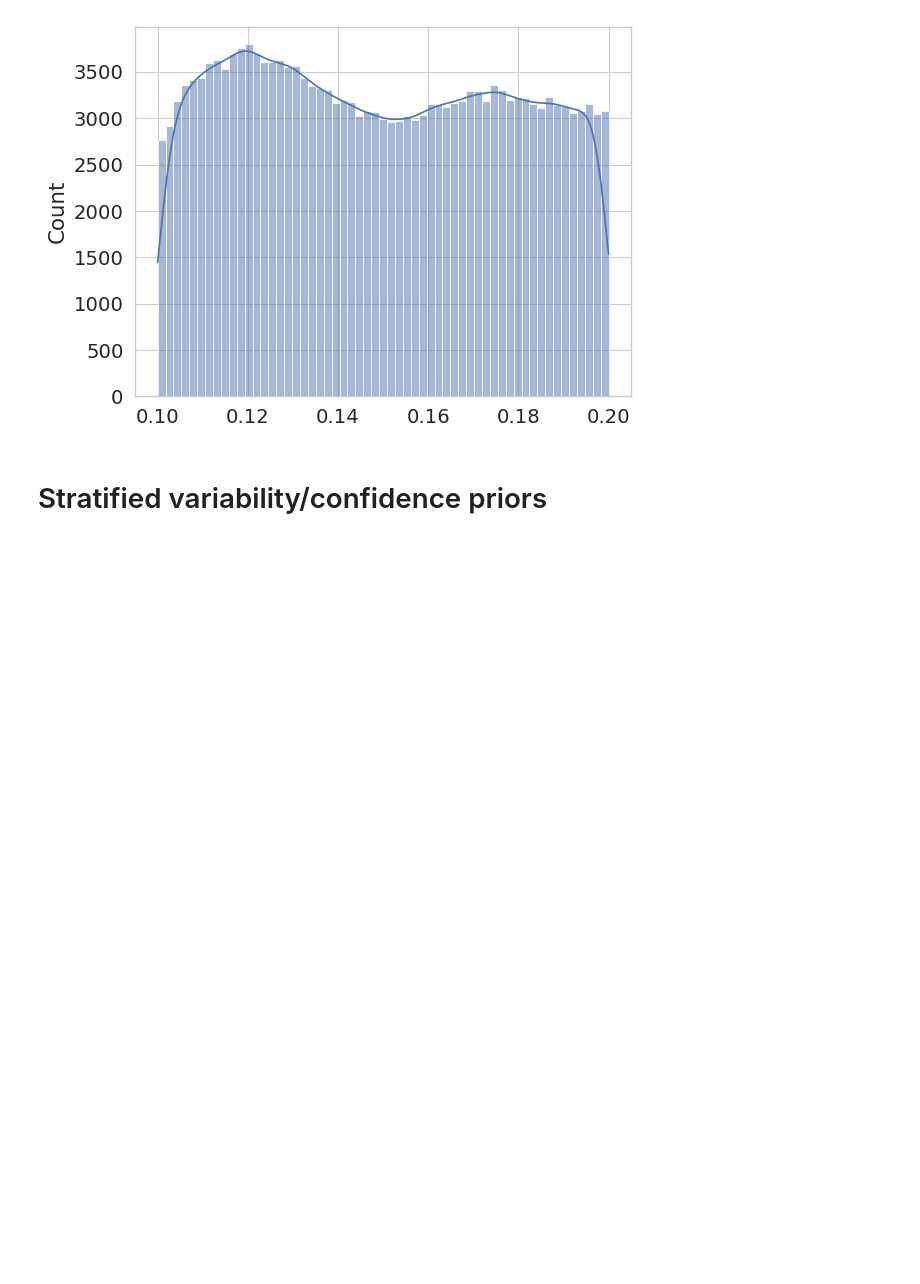
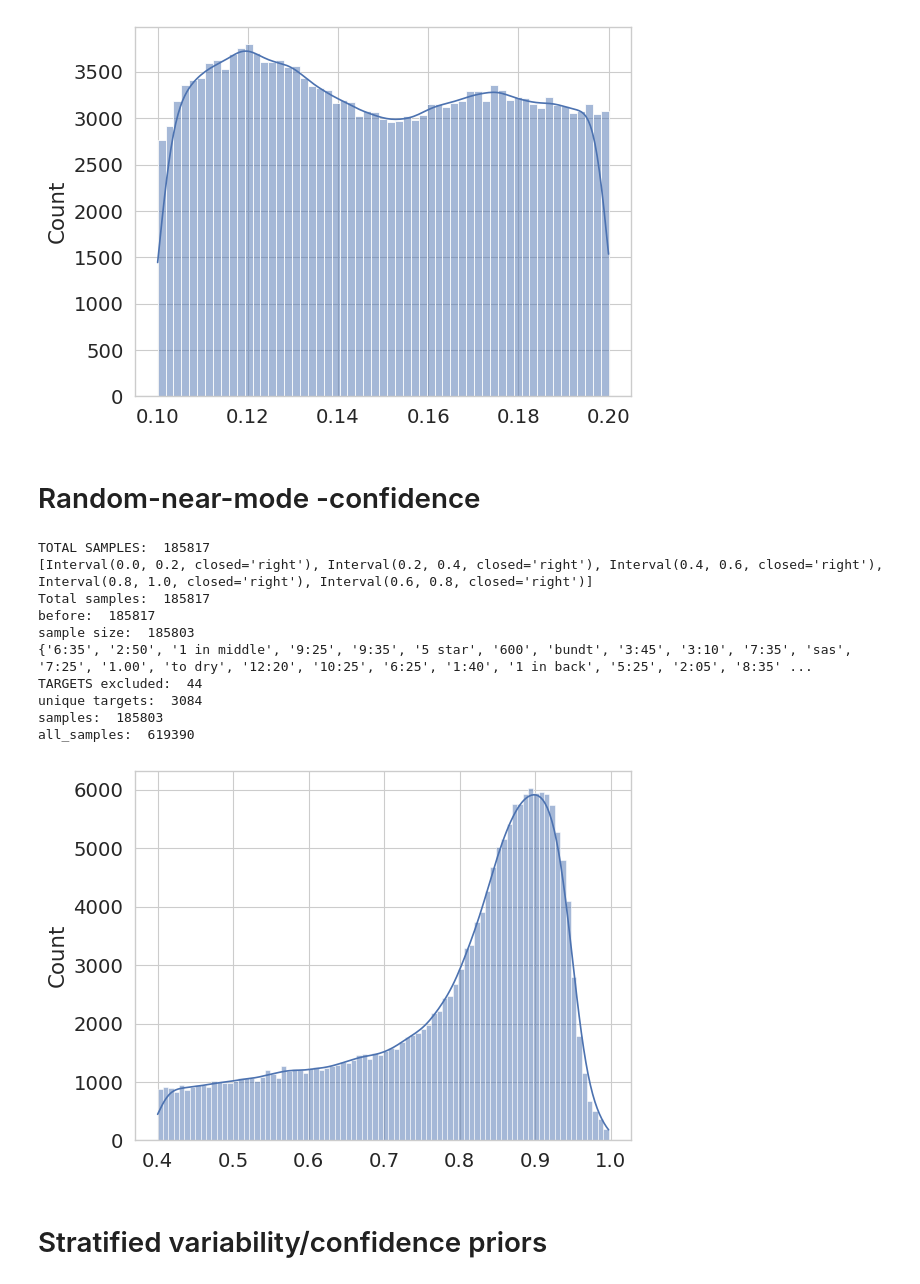
Before and after one commit to jr4fs/vl-pretraining, a Jupyter notebook: src/dataset_selection/sampling/stratified_beta_sampling.ipynb, the cells around one changed output. Saved outputs shown, nothing was run; the diff lists cells and outputs as text; code cells hidden in the pictures; blank space fills up the shorter version.

Commit message:
sampling

```diff
--- a/src/dataset_selection/sampling/stratified_beta_sampling.ipynb
+++ b/src/dataset_selection/sampling/stratified_beta_sampling.ipynb
@@ -423,3 +424,5 @@ unique targets max variability per class:  3069
 samples - max variability per class:  185817
 all_samples - max variability per class:  619390
 [figure]
+# %% [markdown]
+# Random-near-mode -confidence
@@ -426,3 +526,25 @@ all_samples - max variability per class:  619390
+# %%
+
+sampling_dataset = 'multilabel_full'
+sampling_model = 'LXR111'
+
+
+base_path = '../../../snap/vqa/lxr111_multilabel_full_run_3/'
+df = pd.read_pickle(base_path+"datamap_metrics.pkl")
+
+random_near_mode_confidence(df, 0.4, 1.0, sampling_model, 30, dataset=sampling_dataset)
+# %% [output]
+TOTAL SAMPLES:  185817
+[Interval(0.0, 0.2, closed='right'), Interval(0.2, 0.4, closed='right'), Interval(0.4, 0.6, closed='right'), Interval(0.8, 1.0, closed='right'), Interval(0.6, 0.8, closed='right')]
+Total samples:  185817
+before:  185817
+sample size:  185803
+{'6:35', '2:50', '1 in middle', '9:25', '9:35', '5 star', '600', 'bundt', '3:45', '3:10', '7:35', 'sas', '7:25', '1.00', 'to dry', '12:20', '10:25', '6:25', '1:40', '1 in back', '5:25', '2:05', '8:35' ...
+TARGETS excluded:  44
+unique targets:  3084
+samples:  185803
+all_samples:  619390
+[figure, added]
 # %% [markdown]
 # Stratified variability/confidence priors
 # %%
```
Also changed, not shown: parts of 4 cells of this notebook.
